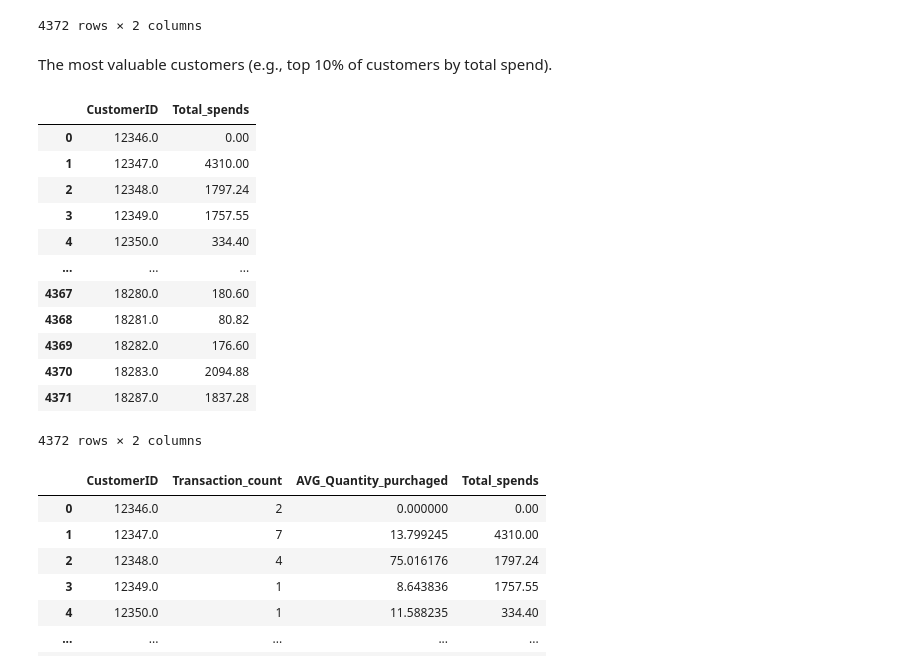
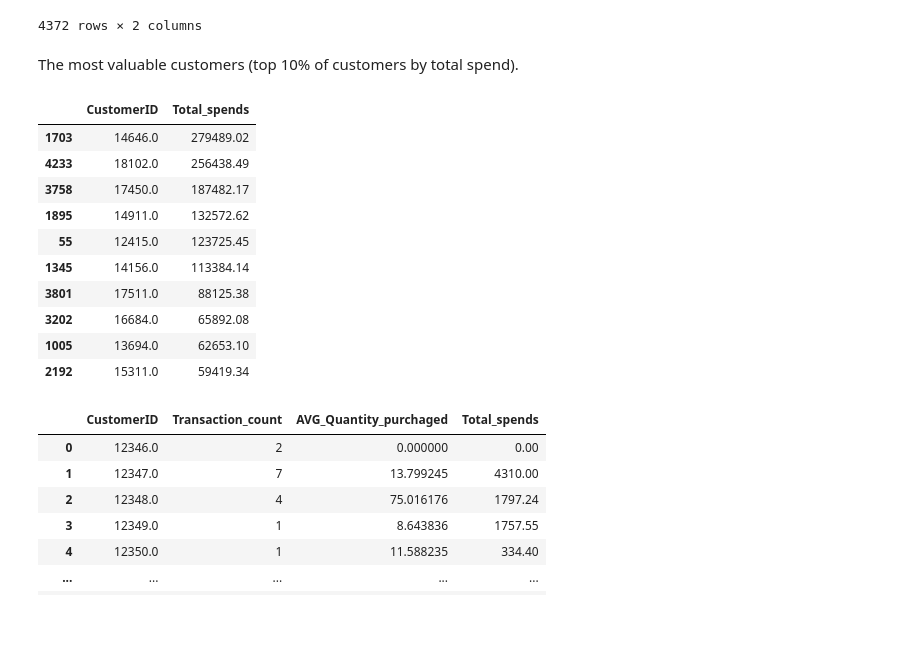
Before and after one commit to seemantk-protean/DevopsRepo, a Jupyter notebook: 29-07-2024.ipynb, the cells around one changed output. Saved outputs shown, nothing was run; the diff lists cells and outputs as text; code cells hidden in the pictures; blank space fills up the shorter version.

```diff
--- a/29-07-2024.ipynb
+++ b/29-07-2024.ipynb
@@ -399,26 +454,24 @@ No_Trans_customer
 | 4371 | 18287.0 | 3 |
 4372 rows × 2 columns
 # %% [markdown]
- The most valuable customers (e.g., top 10% of customers by total spend).
+ The most valuable customers (top 10% of customers by total spend).
 # %%
 Total_spends=customer_data["order_amt"].sum().groupby("CustomerID").sum().to_frame("Total_spends").reset_index()
-Total_spends.sort_values(by="Total_spends",ascending=False)
+Total_spends.sort_values(by="Total_spends",ascending=False).head(10)
 
-Total_spends
+# Total_spends
 # %% [output]
 |  | CustomerID | Total_spends |
-| 0 | 12346.0 | 0.00 |
-| 1 | 12347.0 | 4310.00 |
-| 2 | 12348.0 | 1797.24 |
-| 3 | 12349.0 | 1757.55 |
-| 4 | 12350.0 | 334.40 |
-| ... | ... | ... |
-| 4367 | 18280.0 | 180.60 |
-| 4368 | 18281.0 | 80.82 |
-| 4369 | 18282.0 | 176.60 |
-| 4370 | 18283.0 | 2094.88 |
-| 4371 | 18287.0 | 1837.28 |
+| 1703 | 14646.0 | 279489.02 |
+| 4233 | 18102.0 | 256438.49 |
+| 3758 | 17450.0 | 187482.17 |
+| 1895 | 14911.0 | 132572.62 |
+| 55 | 12415.0 | 123725.45 |
+| 1345 | 14156.0 | 113384.14 |
+| 3801 | 17511.0 | 88125.38 |
+| 3202 | 16684.0 | 65892.08 |
+| 1005 | 13694.0 | 62653.10 |
+| 2192 | 15311.0 | 59419.34 |
-4372 rows × 2 columns
 # %%
 # clubbed all the result into a single form
 r1=pd.merge(No_Trans_customer,Avg_Quantity ,on='CustomerID' )
```
Also changed, not shown: parts of 17 cells of this notebook, 1 other file.
